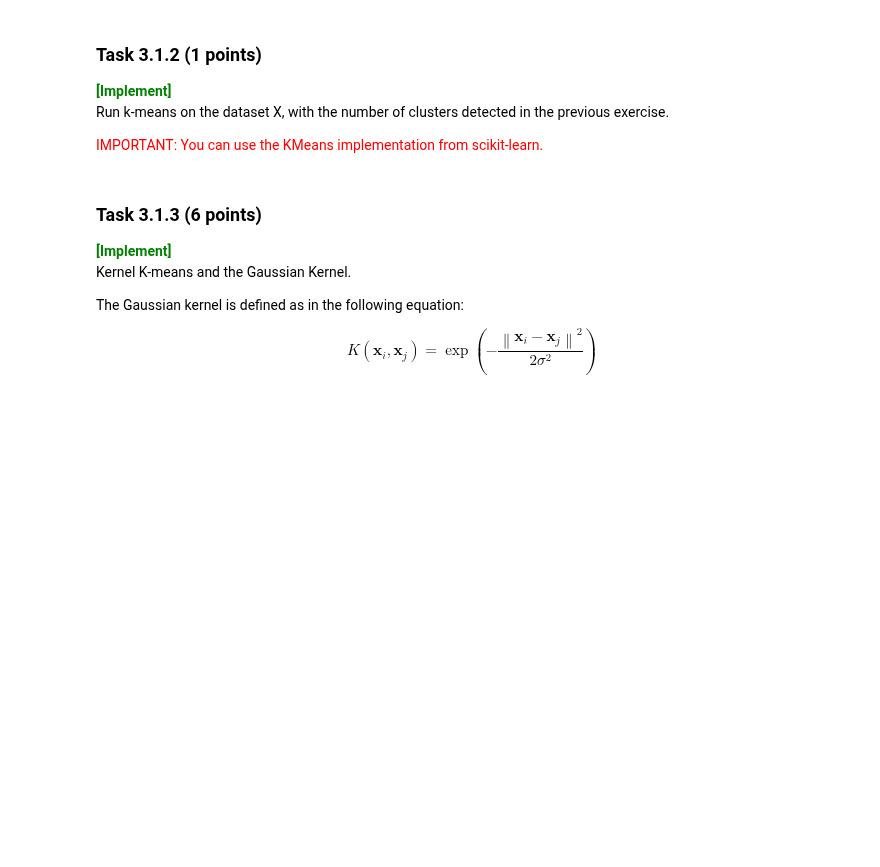
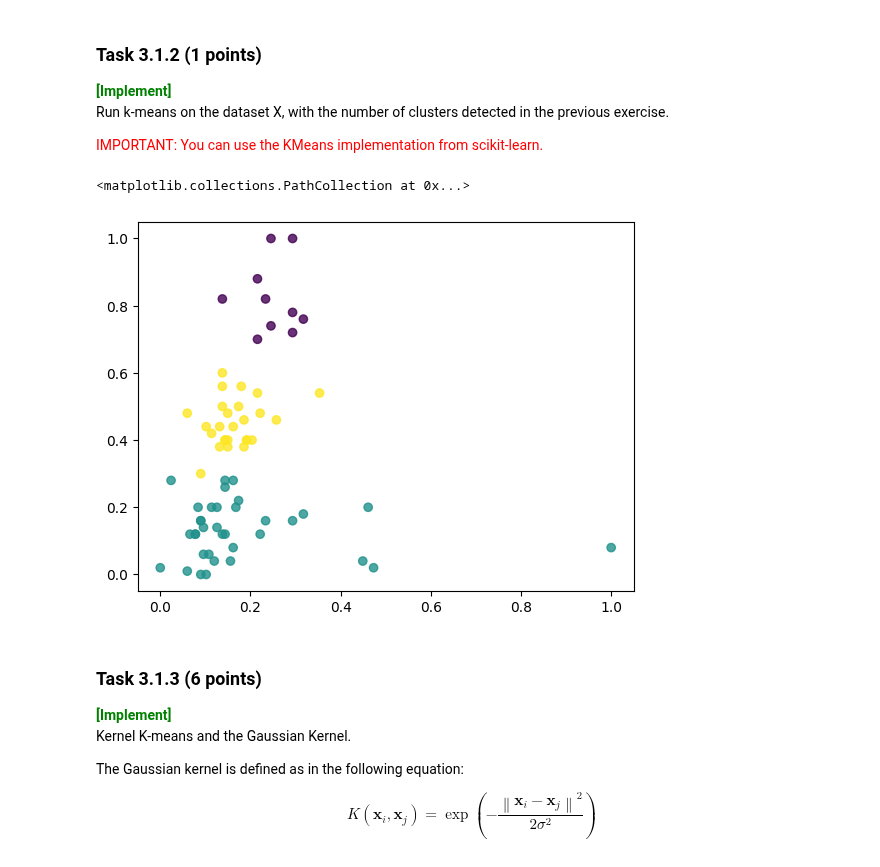
Before and after one commit to Joac1137/dm2023-exercises, a Jupyter notebook: handins/handin1.ipynb, the cells around one changed output. Cells and saved outputs as stored; diff of their text form; code cells hidden in the pictures; blank space fills up the shorter version.

```diff
--- a/handins/handin1.ipynb
+++ b/handins/handin1.ipynb
@@ -982,16 +982,17 @@ Run k-means on the dataset X, with the number of clusters detected in the previo
 # %%
 # Data
 X = toy[["sulphates", "alcohol"]].to_numpy()
 # Necessary Data normalization!
 X_norm = (X - X.min(0)) / X.ptp(0)
 
 
 ### YOUR CODE HERE
-
-
-clusters = []
-
-plt.scatter(X_norm[:, 0], X_norm[:, 1], alpha=0.8, c=clusters)
+kmeans = KMeans(3,random_state=0, n_init="auto").fit(X)
+label = kmeans.labels_
+plt.scatter(X_norm[:, 0], X_norm[:, 1], alpha=0.8, c=label)
+# %% [output]
+<matplotlib.collections.PathCollection at 0x...>
+[figure, added]
 # %% [markdown]
 ### Task 3.1.3 (6 points)
 <span style='color: green'>**\[Implement\]**</span><br> Kernel K-means and the Gaussian Kernel.
```
Also changed, not shown: parts of 8 cells of this notebook, 1 other file.
